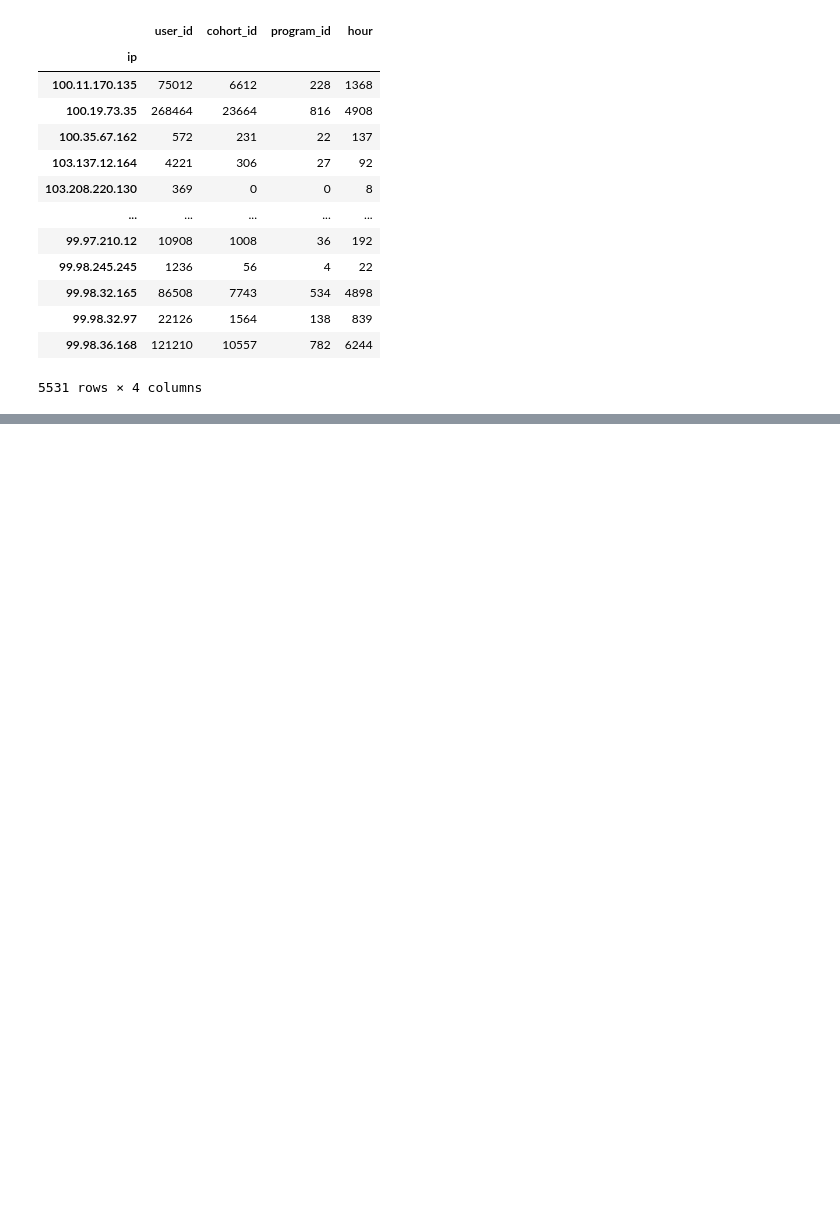
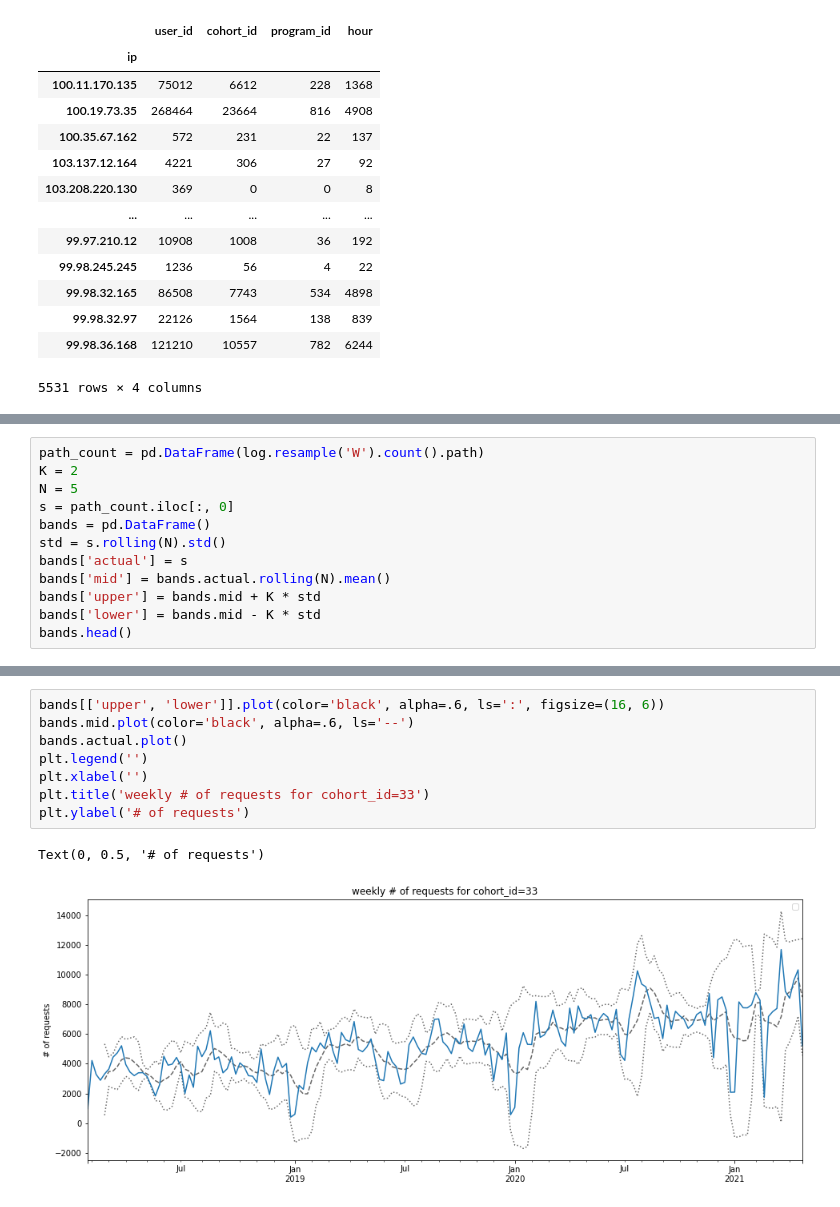
Before and after one commit to jeffakins/anomaly_detection_project, a Jupyter notebook: anomaly_detection_project.ipynb, the cells around one changed output, grey strips where cells are left out. Drawn from its saved outputs; the diff is of its cells as text; blank space fills up the shorter version.

```diff
--- a/anomaly_detection_project.ipynb
+++ b/anomaly_detection_project.ipynb
@@ -675,0 +654,12 @@ IndexingError: Too many indexers
+# %%
+path_count = pd.DataFrame(log.resample('W').count().path)
+K = 2
+N = 5
+s = path_count.iloc[:, 0]
+bands = pd.DataFrame()
+std = s.rolling(N).std()
+bands['actual'] = s
+bands['mid'] = bands.actual.rolling(N).mean()
+bands['upper'] = bands.mid + K * std
+bands['lower'] = bands.mid - K * std
+bands.head()
@@ -675,0 +674,11 @@ IndexingError: Too many indexers
+# %%
+bands[['upper', 'lower']].plot(color='black', alpha=.6, ls=':', figsize=(16, 6))
+bands.mid.plot(color='black', alpha=.6, ls='--')
+bands.actual.plot()
+plt.legend('')
+plt.xlabel('')
+plt.title('weekly # of requests for cohort_id=33')
+plt.ylabel('# of requests')
+# %% [output]
+Text(0, 0.5, '# of requests')
+[figure, added]
```
Also changed, not shown: parts of 8 cells of this notebook.
